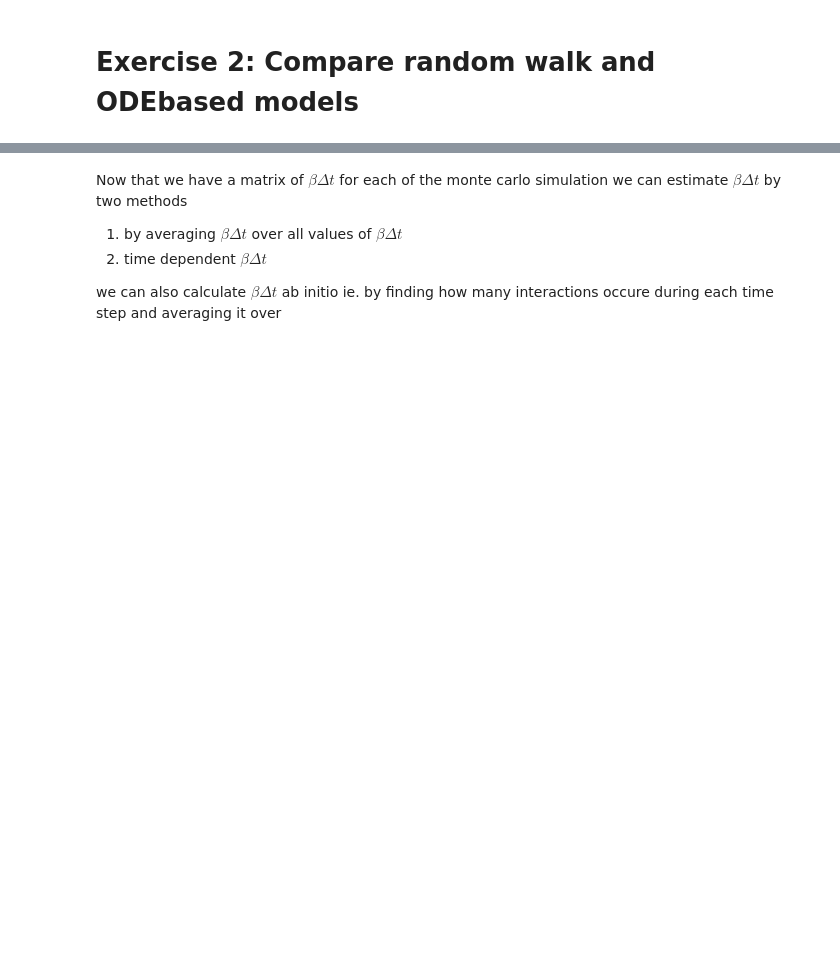
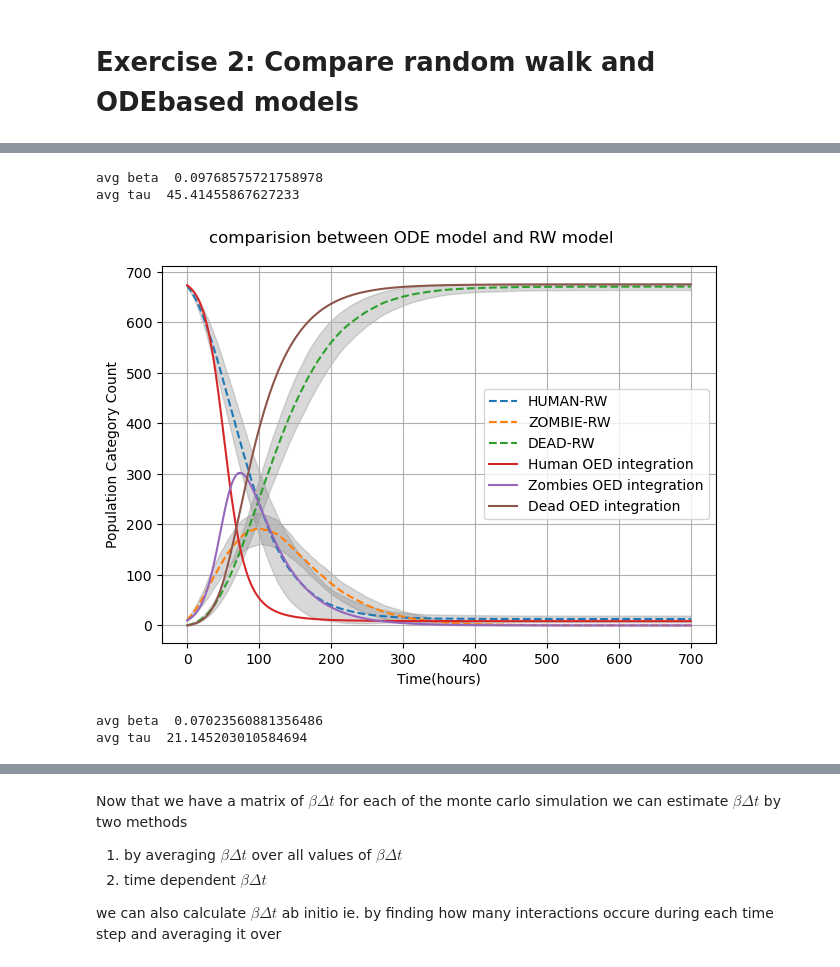
Before and after one commit to waves-stats/MOD_510_2023_autumn, a Jupyter notebook: Partha/project_4/Zombies_Project4_v1.ipynb, the cells around one changed output, grey strips where cells are left out. Saved outputs shown, nothing was run; the diff lists cells and outputs as text; code cells hidden in the pictures; blank space fills up the shorter version.

```diff
--- a/Partha/project_4/Zombies_Project4_v1.ipynb
+++ b/Partha/project_4/Zombies_Project4_v1.ipynb
@@ -797,0 +921,47 @@ def ODE_analytical(N, S0, Z0, beta,T,size = 100):
+# %%
+# Dirdal
+#
+place = 'Dirdal'
+zomb_life_exp = 48
+params = {'population':683, 'infected':10, 'q':0.9, 'dp': 1/zomb_life_exp,'nx':50, 'ny':50, 'T':700}
+samples = 100 # increase samples for final submission
+mcmodel=MCRW(samples=samples)
+_ = mcmodel.run_mc(**params)
+# %% [output]
+avg beta  0.09768575721758978
+avg tau  45.41455867627233
+# %%
+mcmodel.find_beta_tau()
+beta = mcmodel.avg_beta
+tau = mcmodel.avg_tau
+a = BucketModel(beta=beta,tau=tau, T=700, size = 700)
+#t_ana,S_ana,Z_ana = a.ODE_analytical()
+t_ode,soln = a.ODE_SZ_model()
+S_ode, Z_ode,D_ode = soln[:,0],soln[:,1], soln[:,2]
+# %%
+fig, ax = plt.subplots()
+plot_mc_results(ax = ax, mc_averaged_data=mcmodel.averaged_mc_df, cats=['HUMAN', 'ZOMBIE', 'DEAD'])
+
+ax.plot(t_ode, S_ode,'-', label='Human OED integration')
+ax.plot(t_ode, Z_ode,'-', label='Zombies OED integration')
+ax.plot(t_ode, D_ode,'-', label='Dead OED integration')
+
+
+ax.legend()
+fig.suptitle('comparision between ODE model and RW model')
+ax.set(xlabel='Time(hours)', ylabel='Population Category Count')
+plt.tight_layout()
+# %% [output]
+[figure, added]
+# %%
+# Sokndal
+#
+place = 'Sokndal'
+zomb_life_exp = 24
+params = {'population':683, 'infected':10, 'q':0.9, 'dp': 1/zomb_life_exp,'nx':50, 'ny':50, 'T':700}
+samples = 100
+mcmodel=MCRW(samples=samples)
+_ = mcmodel.run_mc(**params)
+# %% [output]
+avg beta  0.07023560881356486
+avg tau  21.145203010584694
```
Also changed, not shown: parts of 66 cells of this notebook.
